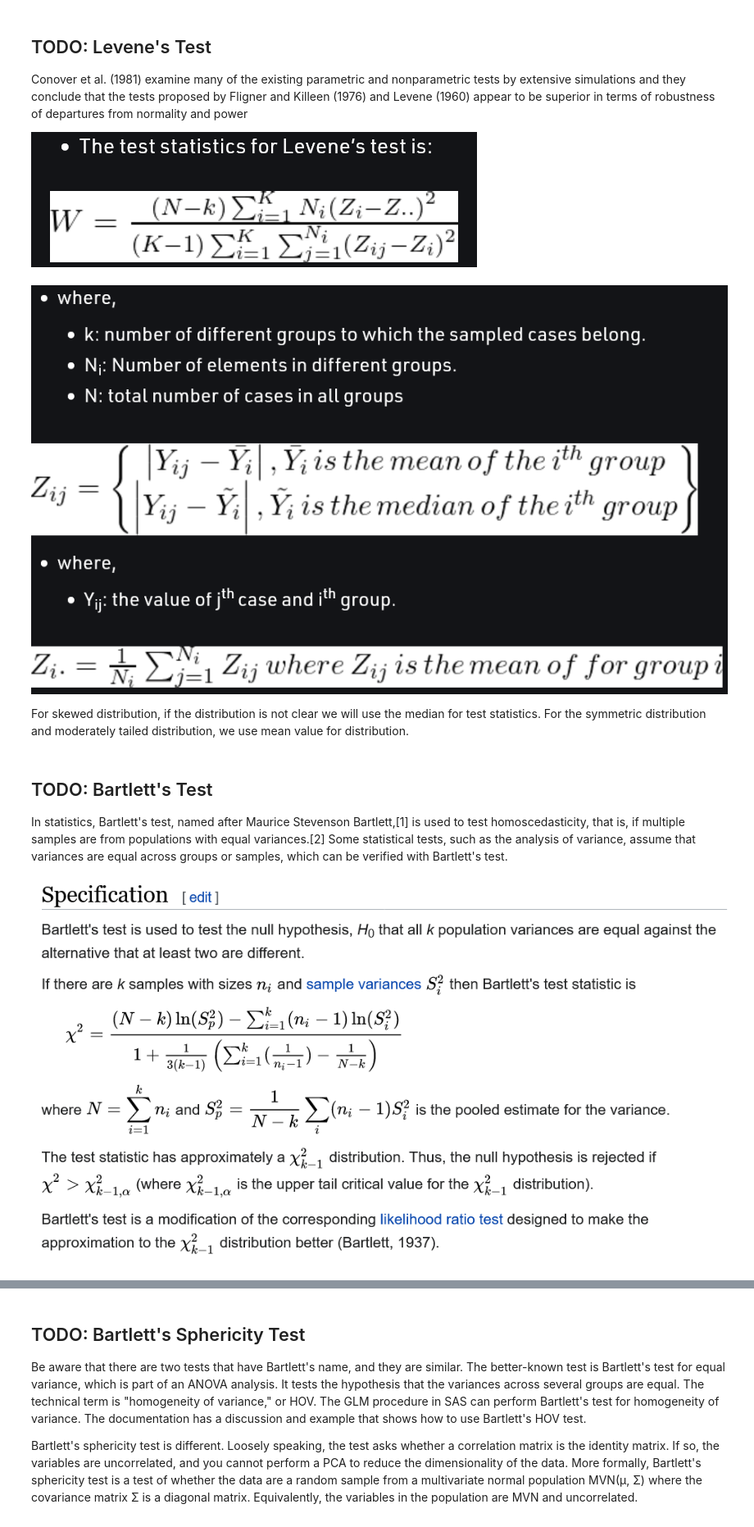
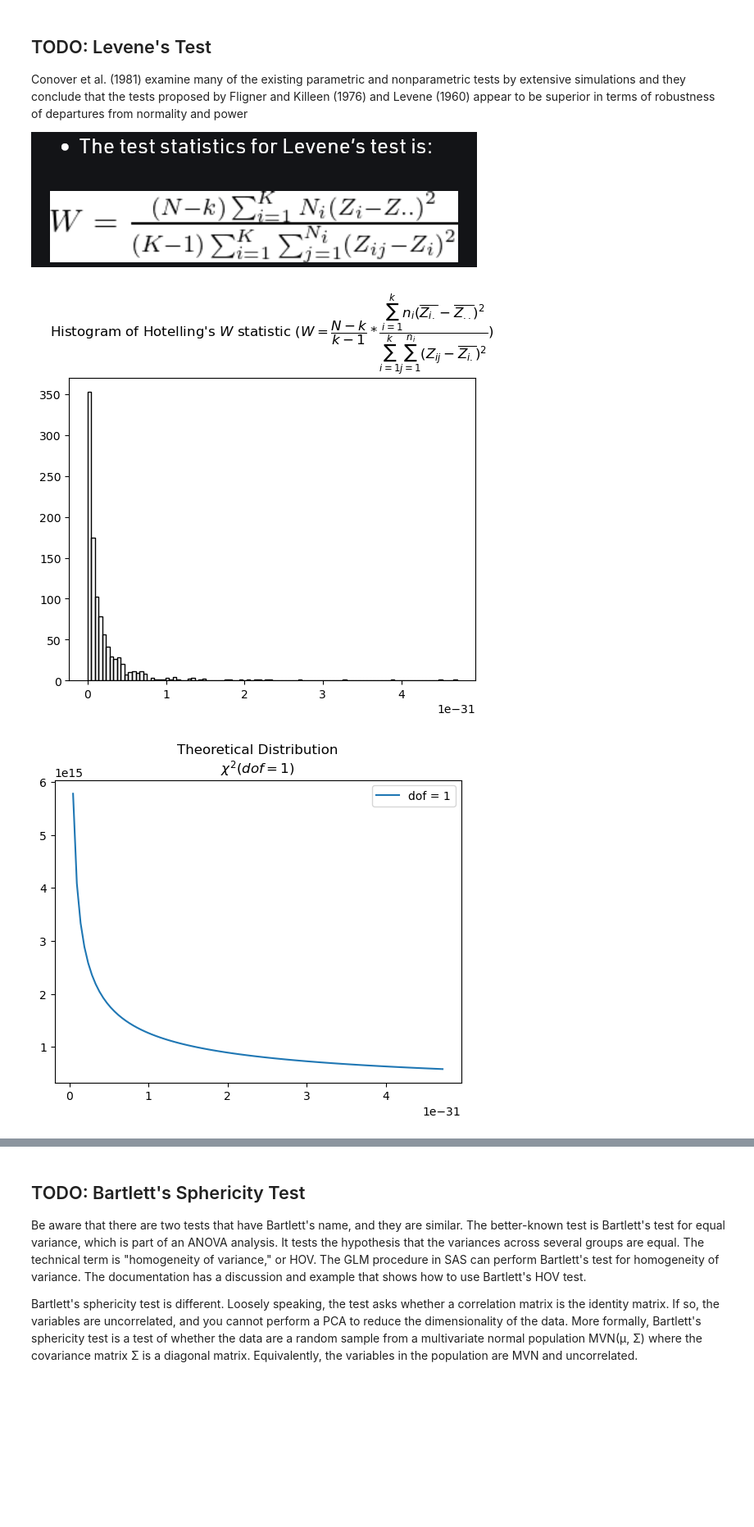
Before and after one commit to zhangys11/mc, a Jupyter notebook: demo.ipynb, the cells around one changed output, grey strips where cells are left out. Shown at 82% size. Saved outputs shown, nothing was run; the diff lists cells and outputs as text; code cells hidden in the pictures; blank space fills up the shorter version.

```diff
--- a/demo.ipynb
+++ b/demo.ipynb
@@ -642,14 +643,10 @@ fk_hov_stat()
 Conover et al. (1981) examine many of the existing parametric and nonparametric tests by extensive simulations and they conclude that the tests proposed by Fligner and Killeen (1976) and Levene (1960) appear to be superior in terms of robustness of departures from normality and power
 
 ![image-2.png](attachment:image-2.png)
-# %% [markdown]
-![image.png](attachment:image.png)
-
-For skewed distribution, if the distribution is not clear we will use the median for test statistics.
-For the symmetric distribution and moderately tailed distribution, we use mean value for distribution.
-# %% [markdown]
-## TODO: Bartlett's Test
-
-In statistics, Bartlett's test, named after Maurice Stevenson Bartlett,[1] is used to test homoscedasticity, that is, if multiple samples are from populations with equal variances.[2] Some statistical tests, such as the analysis of variance, assume that variances are equal across groups or samples, which can be verified with Bartlett's test.
-
-![image.png](attachment:image.png)
+# %%
+# 待进一步更改
+%run src\mc\samplings.py
+levene_hov_stat()
+# %% [output]
+[figure, added]
+[figure, added]
```
Also changed, not shown: parts of 3 cells of this notebook, 1 other file.
